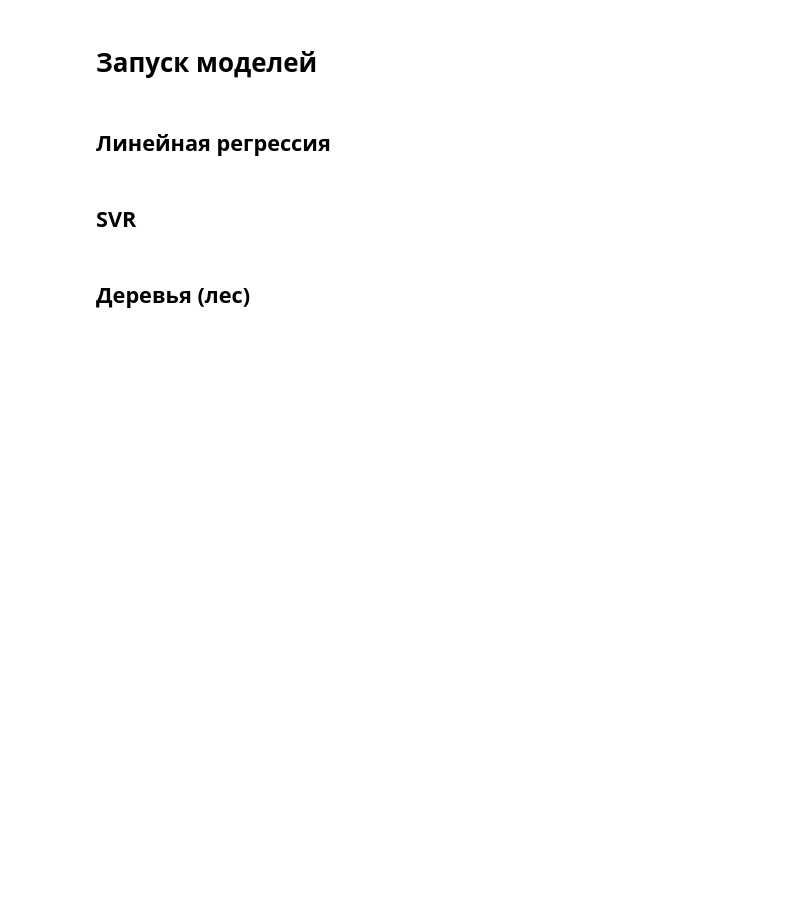
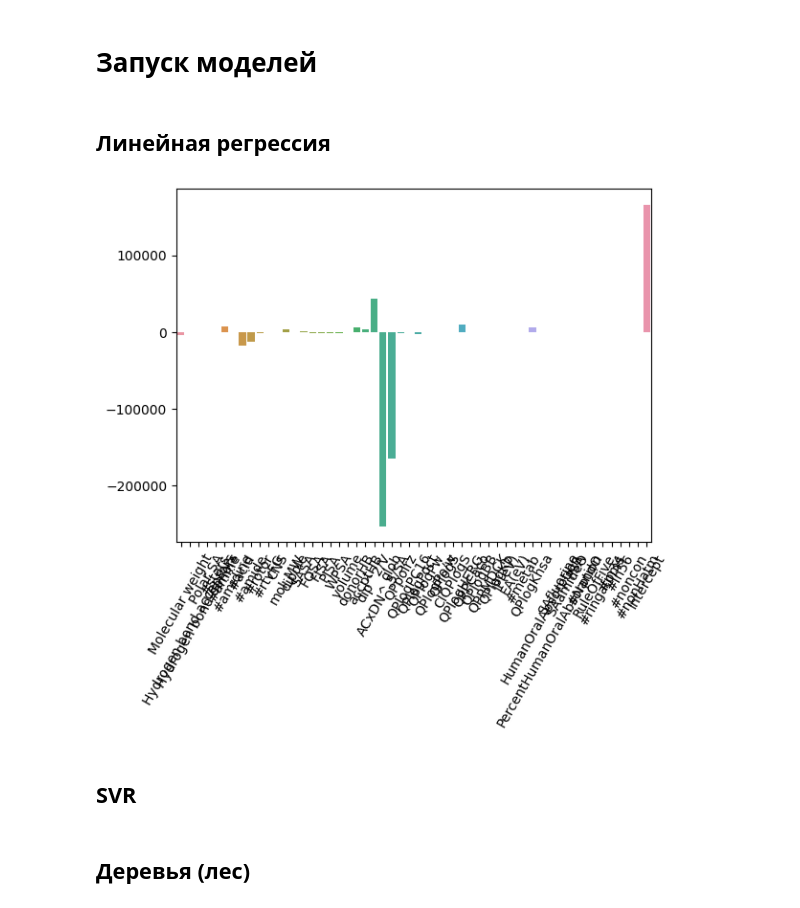
Before and after one commit to oodlbee/drug_prediction, a Jupyter notebook: drug_prediction.ipynb, the cells around one changed output. Drawn from its saved outputs; the diff is of its cells as text; code cells hidden in the pictures; blank space fills up the shorter version.

```diff
--- a/drug_prediction.ipynb
+++ b/drug_prediction.ipynb
@@ -163,3 +180,14 @@ lr = LinearRegression().fit(X_train, y_train)
+# %%
+lr = LinearRegression().fit(X_train, y_train)
+figure(figsize=(8, 6), dpi=80)
+coefs = np.append(lr.coef_, lr.intercept_)
+names = list(X_train.columns)
+names.append('Intercept')
+g = sns.barplot(x=names, y=coefs)#, columns=X_train.columns)
+g.set_xticklabels(g.get_xticklabels(), rotation=60)
+plt.show()
+# %% [output]
+[figure, added]
 # %% [markdown]
 ## SVR
 # %%
```
Also changed, not shown: parts of 6 cells of this notebook.
